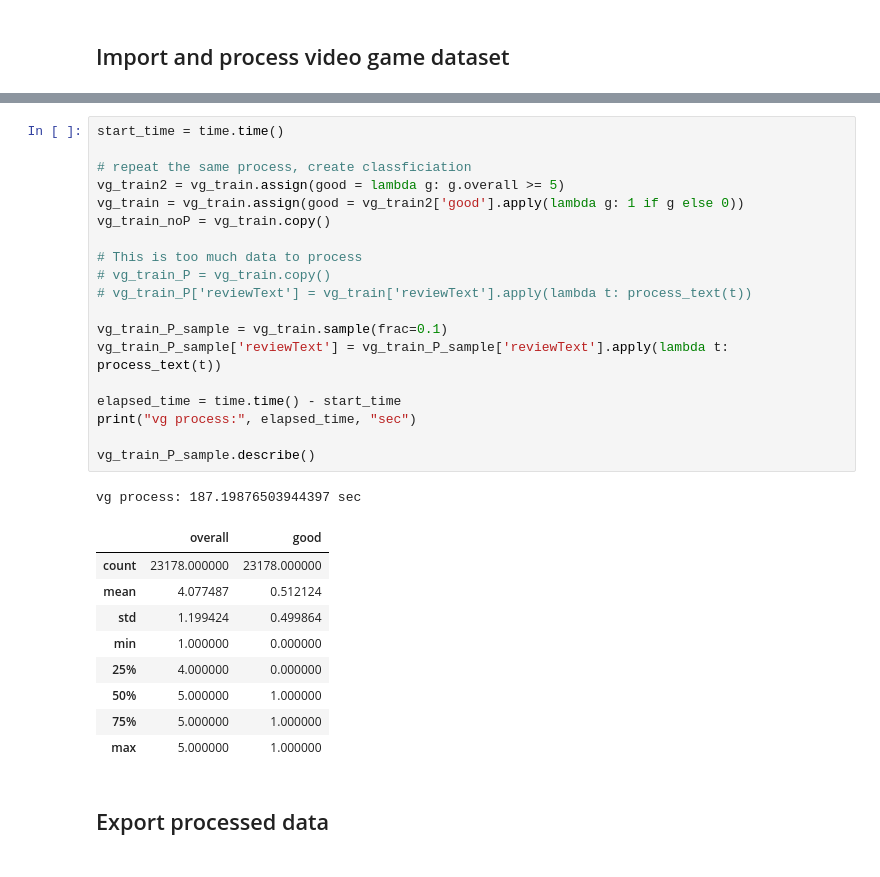
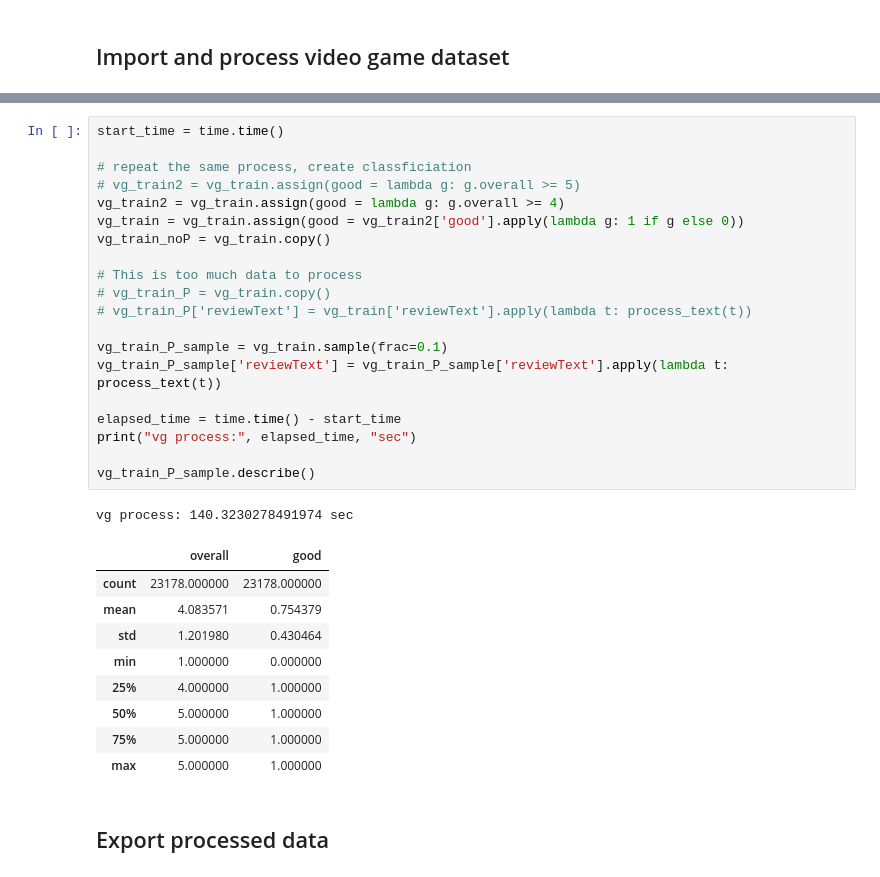
Before and after one commit to heatherThida2/Amazon-SentimentalAnalysis, a Jupyter notebook: sentiment-analysis--amazon_commented.ipynb, the cells around one changed output, grey strips where cells are left out. Drawn from its saved outputs; the diff is of its cells as text.

```diff
--- a/sentiment-analysis--amazon_commented.ipynb
+++ b/sentiment-analysis--amazon_commented.ipynb
@@ -137,30 +139,31 @@ vg import: 11.644109010696411 sec
 # %%
 start_time = time.time()
 
 # repeat the same process, create classficiation
-vg_train2 = vg_train.assign(good = lambda g: g.overall >= 5)
+# vg_train2 = vg_train.assign(good = lambda g: g.overall >= 5)
+vg_train2 = vg_train.assign(good = lambda g: g.overall >= 4)
 vg_train = vg_train.assign(good = vg_train2['good'].apply(lambda g: 1 if g else 0))
 vg_train_noP = vg_train.copy()
 
 # This is too much data to process
 # vg_train_P = vg_train.copy()
 # vg_train_P['reviewText'] = vg_train['reviewText'].apply(lambda t: process_text(t))
 
 vg_train_P_sample = vg_train.sample(frac=0.1)
 vg_train_P_sample['reviewText'] = vg_train_P_sample['reviewText'].apply(lambda t: process_text(t))
 
 elapsed_time = time.time() - start_time
 print("vg process:", elapsed_time, "sec")
 
 vg_train_P_sample.describe()
 # %% [output]
-vg process: 187.19876503944397 sec
+vg process: 140.3230278491974 sec
 |  | overall | good |
 | count | 23178.000000 | 23178.000000 |
-| mean | 4.077487 | 0.512124 |
-| std | 1.199424 | 0.499864 |
+| mean | 4.083571 | 0.754379 |
+| std | 1.201980 | 0.430464 |
 | min | 1.000000 | 0.000000 |
-| 25% | 4.000000 | 0.000000 |
+| 25% | 4.000000 | 1.000000 |
 | 50% | 5.000000 | 1.000000 |
 | 75% | 5.000000 | 1.000000 |
 | max | 5.000000 | 1.000000 |
```
Also changed, not shown: parts of 44 cells of this notebook.
